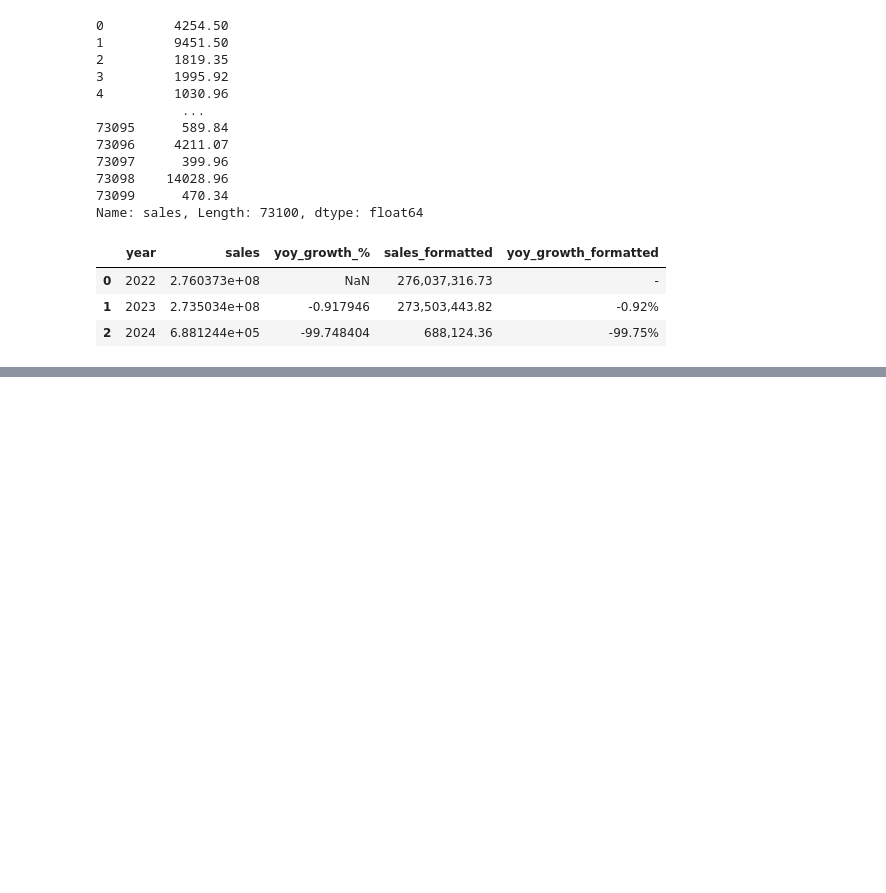
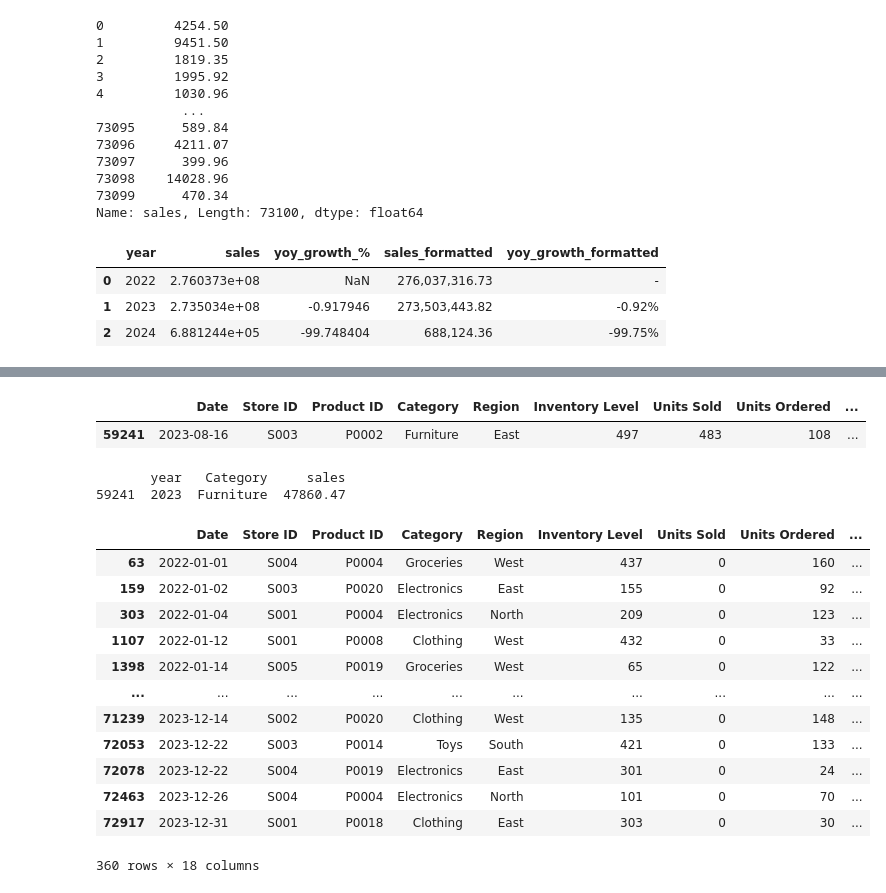
Before and after one commit to Abhijeeth7/Retail-Store-Inventory-Forecasting-Data-Analysis, a Jupyter notebook: Python_file/Retail-Store-Data-Analysis.ipynb, the cells around one changed output, grey strips where cells are left out. Saved outputs shown, nothing was run; the diff lists cells and outputs as text; code cells hidden in the pictures; blank space fills up the shorter version.

```diff
--- a/Python_file/Retail-Store-Data-Analysis.ipynb
+++ b/Python_file/Retail-Store-Data-Analysis.ipynb
@@ -196,0 +197,32 @@ plt.show()
+# %%
+# BR2 starts now
+
+max_sales_value = df['sales'].max()
+best_selling_category = df[df['sales'] == max_sales_value]
+best_selling_category
+# %% [output]
+|  | Date | Store ID | Product ID | Category | Region | Inventory Level | Units Sold | Units Ordered | ... |
+| 59241 | 2023-08-16 | S003 | P0002 | Furniture | East | 497 | 483 | 108 | ... |
+# %%
+print(best_selling_category[['year','Category', 'sales']])
+# %% [output]
+       year   Category     sales
+59241  2023  Furniture  47860.47
+# %%
+least_sales_value = df['sales'].min()
+worst_selling_category = df[df['sales'] == least_sales_value]
+worst_selling_category
+# %% [output]
+|  | Date | Store ID | Product ID | Category | Region | Inventory Level | Units Sold | Units Ordered | ... |
+| 63 | 2022-01-01 | S004 | P0004 | Groceries | West | 437 | 0 | 160 | ... |
+| 159 | 2022-01-02 | S003 | P0020 | Electronics | East | 155 | 0 | 92 | ... |
+| 303 | 2022-01-04 | S001 | P0004 | Electronics | North | 209 | 0 | 123 | ... |
+| 1107 | 2022-01-12 | S001 | P0008 | Clothing | West | 432 | 0 | 33 | ... |
+| 1398 | 2022-01-14 | S005 | P0019 | Groceries | West | 65 | 0 | 122 | ... |
+| ... | ... | ... | ... | ... | ... | ... | ... | ... | ... |
+| 71239 | 2023-12-14 | S002 | P0020 | Clothing | West | 135 | 0 | 148 | ... |
+| 72053 | 2023-12-22 | S003 | P0014 | Toys | South | 421 | 0 | 133 | ... |
+| 72078 | 2023-12-22 | S004 | P0019 | Electronics | East | 301 | 0 | 24 | ... |
+| 72463 | 2023-12-26 | S004 | P0004 | Electronics | North | 101 | 0 | 70 | ... |
+| 72917 | 2023-12-31 | S001 | P0018 | Clothing | East | 303 | 0 | 30 | ... |
+360 rows × 18 columns
```
Also changed, not shown: parts of 8 cells of this notebook, 1 other file.
